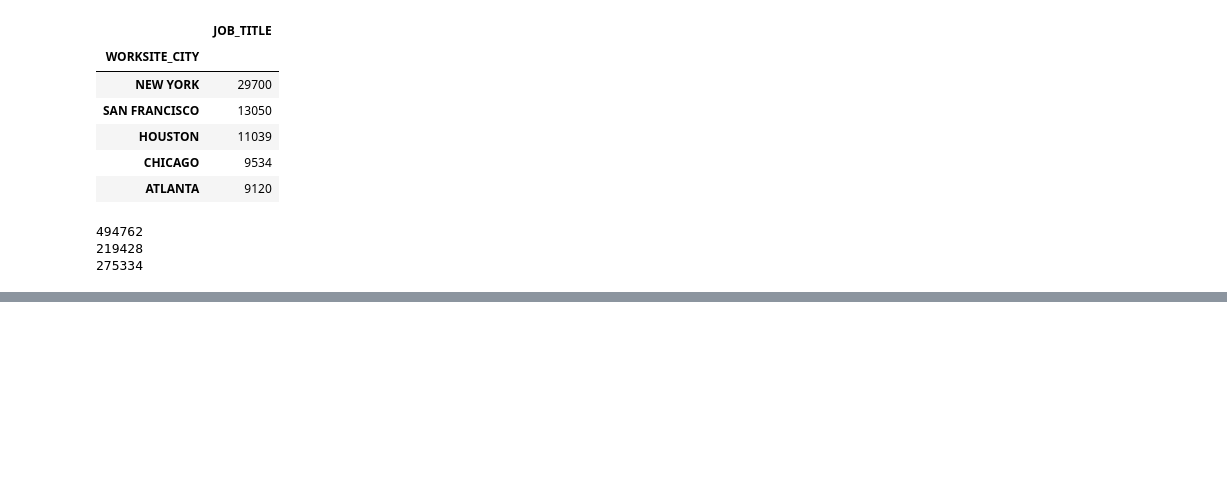
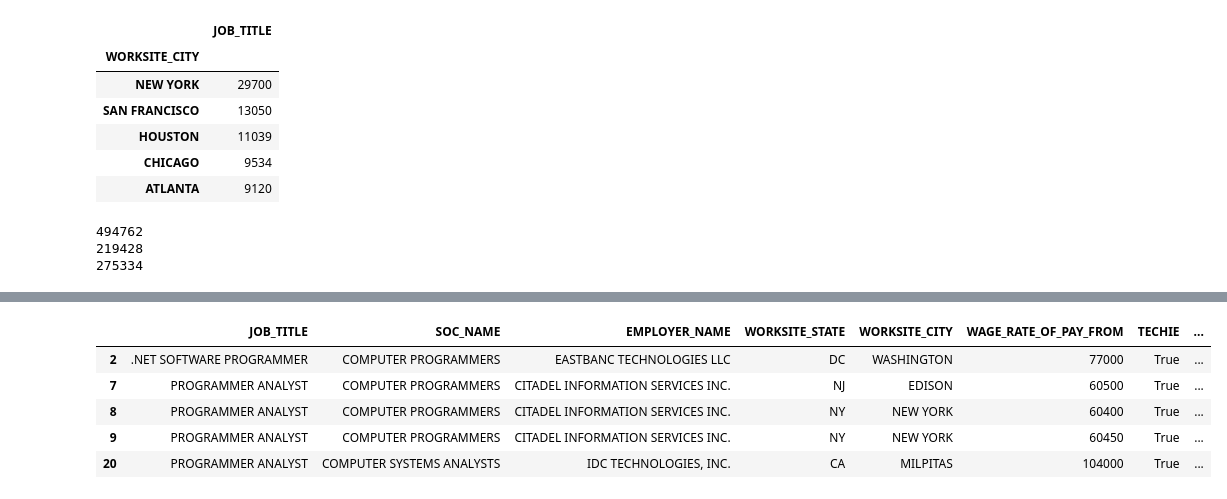
Before and after one commit to rohitdatta/henri, a Jupyter notebook: deeplearning/pineapple.ipynb, the cells around one changed output, grey strips where cells are left out. Drawn from its saved outputs; the diff is of its cells as text; code cells hidden in the pictures; blank space fills up the shorter version.

```diff
--- a/deeplearning/pineapple.ipynb
+++ b/deeplearning/pineapple.ipynb
@@ -86,4 +77,0 @@ city_weights.head()
-# %%
-weight_map = city_weights.to_dict()['TECHIE']
-d['WEIGHTS'] = d['WORKSITE_CITY'].map(weight_map)
-d.head()
@@ -104,0 +131,6 @@ city_weights.to_csv('lat_lng_weights.tsv', sep='\t', index=False, header=False)
+# %%
+
+city_weights
+cities_to_weights = pd.Series(city_weights.WEIGHTS.values, index=city_weights.WORKSITE_CITY).to_dict()
+cities_to_weights
+d.head()
@@ -104,0 +144,9 @@ city_weights.to_csv('lat_lng_weights.tsv', sep='\t', index=False, header=False)
+# %%
+d['WEIGHTS'] = d['WORKSITE_CITY'].map(cities_to_weights)
+desired_cols = ['LAT', 'LNG', 'WEIGHTS']
+# city
+e = d.copy()
+e['LAT'] = d['WORKSITE_CITY'].map(lats)
+e['LNG'] = d['WORKSITE_CITY'].map(lngs)
+f = e[desired_cols]
+f.head()
@@ -104,0 +191,10 @@ city_weights.to_csv('lat_lng_weights.tsv', sep='\t', index=False, header=False)
+# %%
+d_techies = d[d['TECHIE']]
+d_techies.head()
+# %% [output]
+|  | JOB_TITLE | SOC_NAME | EMPLOYER_NAME | WORKSITE_STATE | WORKSITE_CITY | WAGE_RATE_OF_PAY_FROM | TECHIE | ... |
+| 2 | .NET SOFTWARE PROGRAMMER | COMPUTER PROGRAMMERS | EASTBANC TECHNOLOGIES LLC | DC | WASHINGTON | 77000 | True | ... |
+| 7 | PROGRAMMER ANALYST | COMPUTER PROGRAMMERS | CITADEL INFORMATION SERVICES INC. | NJ | EDISON | 60500 | True | ... |
+| 8 | PROGRAMMER ANALYST | COMPUTER PROGRAMMERS | CITADEL INFORMATION SERVICES INC. | NY | NEW YORK | 60400 | True | ... |
+| 9 | PROGRAMMER ANALYST | COMPUTER PROGRAMMERS | CITADEL INFORMATION SERVICES INC. | NY | NEW YORK | 60450 | True | ... |
+| 20 | PROGRAMMER ANALYST | COMPUTER SYSTEMS ANALYSTS | IDC TECHNOLOGIES, INC. | CA | MILPITAS | 104000 | True | ... |
```
Also changed, not shown: parts of 29 cells of this notebook, 5 other files.
